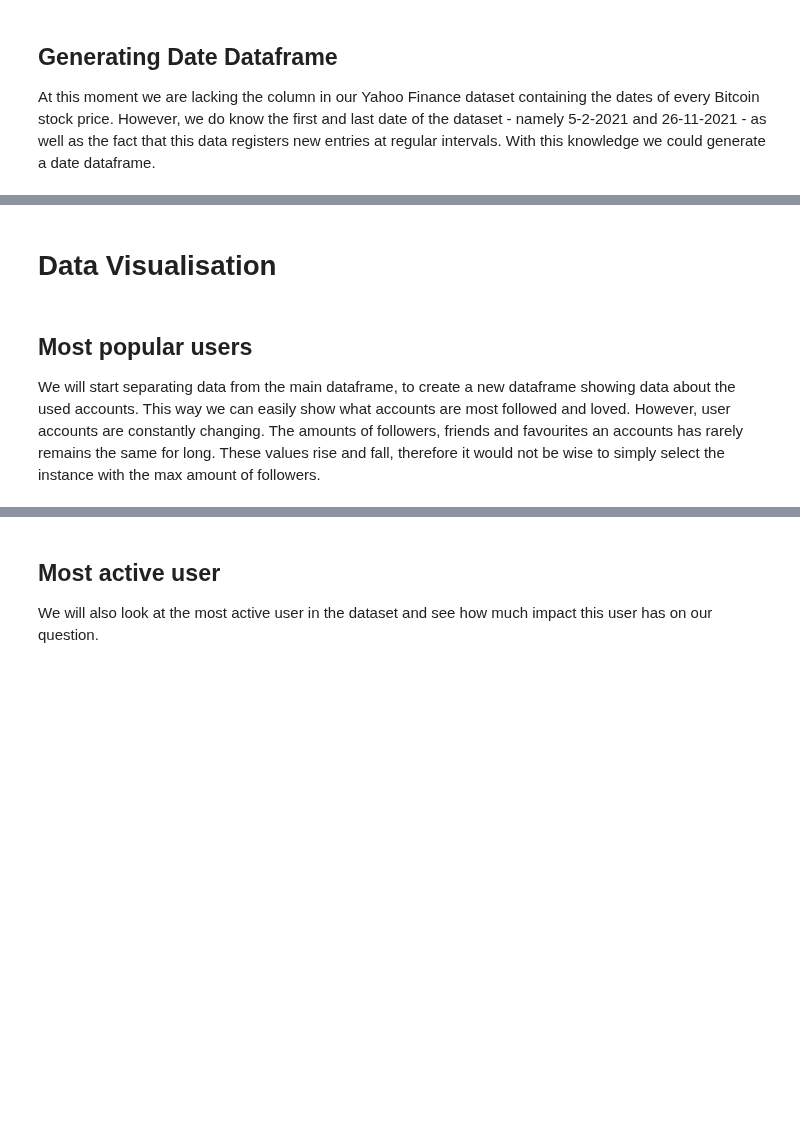
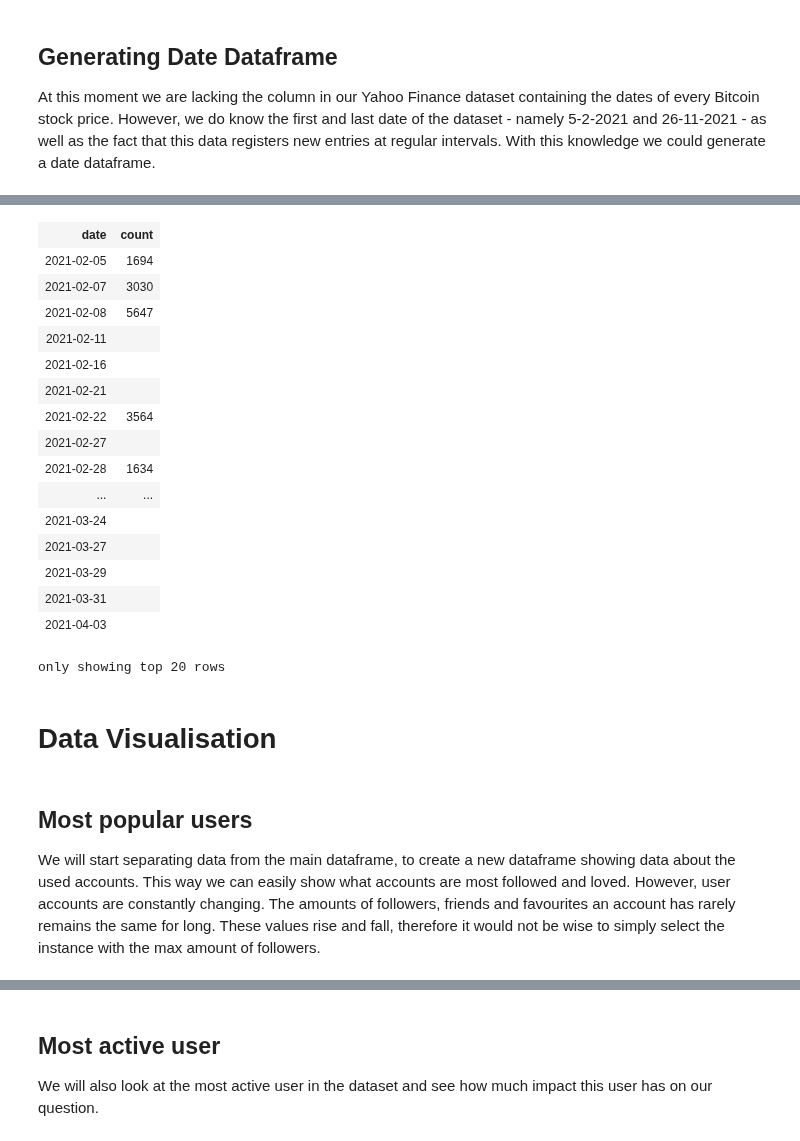
Before and after one commit to snenenenenenene/btc-twitter-data-mining, a Jupyter notebook: main.ipynb, the cells around one changed output, grey strips where cells are left out. Saved outputs shown, nothing was run; the diff lists cells and outputs as text; code cells hidden in the pictures; blank space fills up the shorter version.

```diff
--- a/main.ipynb
+++ b/main.ipynb
@@ -90,18 +104,18 @@ tweets_schema = StructType([
     StructField('text', StringType(), True),
     StructField('hashtags', StringType(), True),
     StructField('source', StringType(), True),
-    StructField('is_retweet', BooleanType(), True),
+    StructField('is_retweet', StringType(), True),
 ])
 
 tweets_df = spark.read.csv(
     "./data/tweets.csv",
     header=True,
+    sep=',',
     multiLine=True,
+    escape="\"",
     unescapedQuoteHandling="STOP_AT_CLOSING_QUOTE",
     schema=tweets_schema
 )
-
-tweets_df
 # %% [markdown]
 # Yahoo finance data
 
@@ -153,0 +188,3 @@ plt.show()
+# %%
+df = tweets_df.where(col("user_created").isNull())
+df
@@ -215,3 +254,6 @@ def _get_fill_dates_df(df: DataFrame, date_column: str, group_columns: List[str]
 
 fill_df = _get_fill_dates_df(date_df, "date",[], "count")
 date_df = date_df.union(fill_df).sort(asc(col("date")))
+# %%
+date_df.sample(0.3, 123)
+# %% [output]
@@ -218,3 +262,20 @@ date_df = date_df.union(fill_df).sort(asc(col("date")))
+| date | count |
+| 2021-02-05 | 1694 |
+| 2021-02-07 | 3030 |
+| 2021-02-08 | 5647 |
+| 2021-02-11 |  |
+| 2021-02-16 |  |
+| 2021-02-21 |  |
+| 2021-02-22 | 3564 |
+| 2021-02-27 |  |
+| 2021-02-28 | 1634 |
+| ... | ... |
+| 2021-03-24 |  |
+| 2021-03-27 |  |
+| 2021-03-29 |  |
+| 2021-03-31 |  |
+| 2021-04-03 |  |
+only showing top 20 rows
 # %% [markdown]
 # Data Visualisation
 # %% [markdown]
@@ -222,7 +283,7 @@ date_df = date_df.union(fill_df).sort(asc(col("date")))
 
 We will start separating data from the main dataframe, to create a new dataframe showing data about the used accounts.
 This way we can easily show what accounts are most followed and loved.
-However, user accounts are constantly changing. The amounts of followers, friends and favourites an accounts has rarely remains the same for long.
+However, user accounts are constantly changing. The amounts of followers, friends and favourites an account has rarely remains the same for long.
 These values rise and fall, therefore it would not be wise to simply select the instance with the max amount of followers.
 # %%
 accounts_df = tweets_df.groupBy('user_name').max('user_followers').withColumnRenamed('max(user_followers)', 'user_followers').sort(desc('user_followers'))
```
Also changed, not shown: parts of 13 cells of this notebook.
